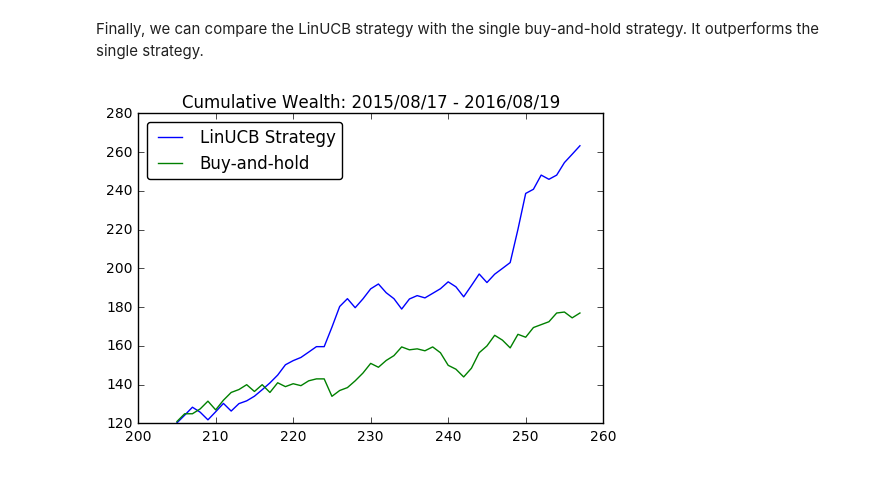
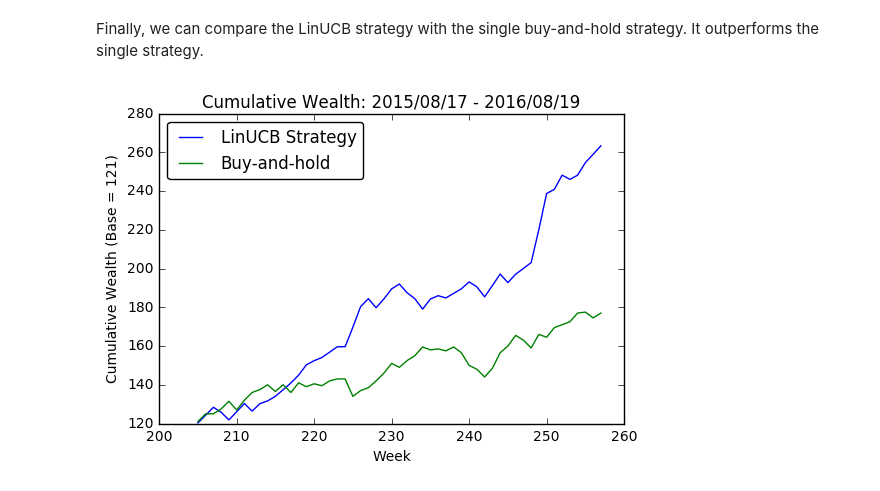
Before and after one commit to taweihuang/stock_trading_bandit, a Jupyter notebook: trading_linucb.ipynb, the cells around one changed output. Drawn from its saved outputs; the diff is of its cells as text; code cells hidden in the pictures.

```diff
--- a/trading_linucb.ipynb
+++ b/trading_linucb.ipynb
@@ -94,8 +94,10 @@ Finally, we can compare the LinUCB strategy with the single buy-and-hold strateg
 # %%
 plt.plot(range(205, 258), cum_wealth, label="LinUCB Strategy")
 plt.plot(range(205, 258), data.iloc[205:258, 0], label="Buy-and-hold")
 plt.legend(loc="upper left", fancybox=True)
+plt.xlabel('Week')
+plt.ylabel('Cumulative Wealth (Base = 121)')
 plt.title("Cumulative Wealth: 2015/08/17 - 2016/08/19")
 plt.show()
 # %% [output]
-[figure, old version]
+[figure, new version]
```
Also changed, not shown: parts of 1 cell of this notebook.
